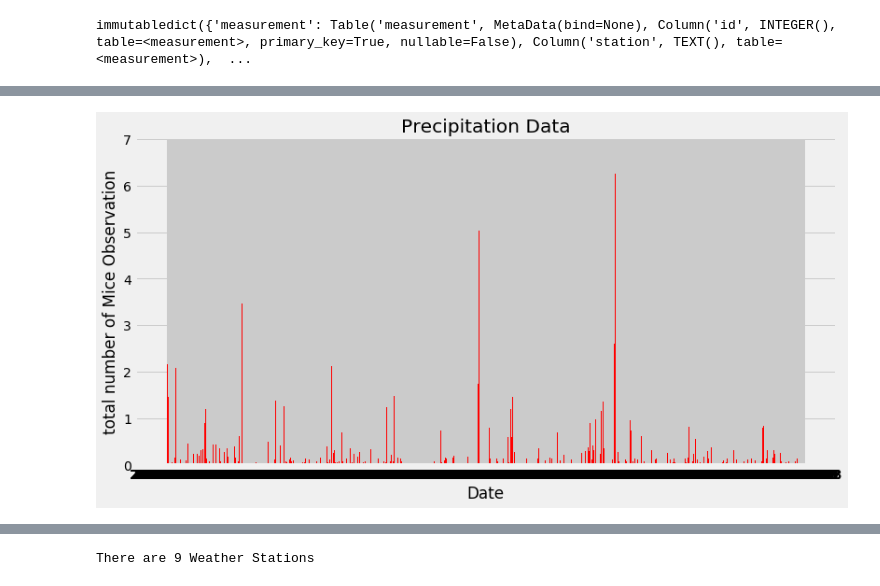
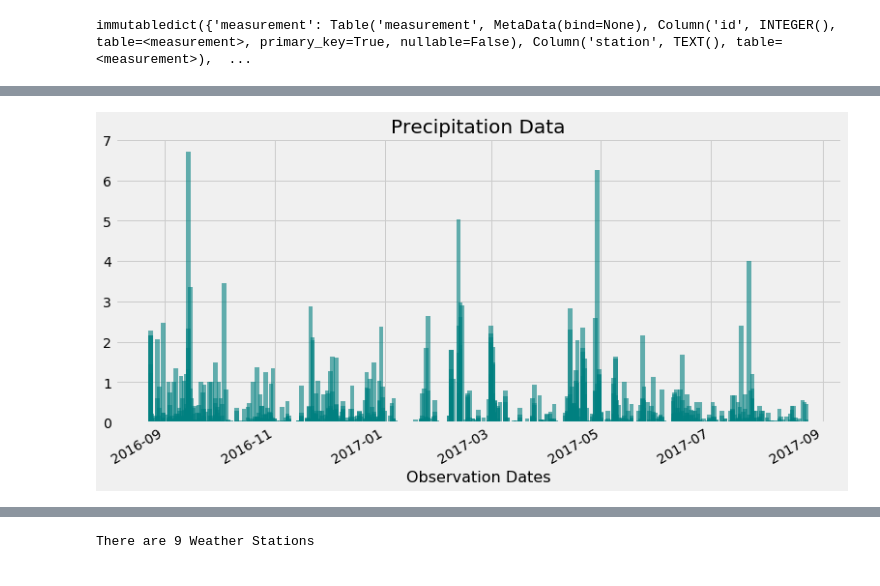
Before and after one commit to vivisantosa/Unit-10-SQLAlchemy-challenge, a Jupyter notebook: climate_starter.ipynb, the cells around one changed output, grey strips where cells are left out. Saved outputs shown, nothing was run; the diff lists cells and outputs as text; code cells hidden in the pictures.

```diff
--- a/climate_starter.ipynb
+++ b/climate_starter.ipynb
@@ -120,0 +99,19 @@ FROM measurement Weather Stations
+# %%
+## Design a query to retrieve the last 12 months of precipitation data and plot the results
+
+# Calculate the date 1 year ago from the last data point in the database
+LastDate = (session.query(func.max(Measurement.date)).first())
+PrevYrDate = dt.datetime.strptime(LastDate[0], '%Y-%m-%d') - dt.timedelta(days=365)
+
+# Perform a query to retrieve the data and precipitation scores
+results =   session.query(Measurement.date, Measurement.station, Measurement.prcp).\
+            filter(Measurement.date >= PrevYrDate).all()
+
+# Save the query results as a Pandas DataFrame and set the index to the date column
+LastYrPrcp_df = pd.DataFrame(results)
+LastYrPrcp_df['date'] = LastYrPrcp_df['date'].astype('datetime64[ns]')
+
+# Sort the dataframe by date
+LastYrPrcp_df.sort_values(by="date", inplace=True)
+print(LastYrPrcp_df.shape)
+LastYrPrcp_df.head(2)
@@ -121,20 +136,15 @@ FROM measurement Weather Stations
 # %%
 # Use Pandas Plotting with Matplotlib to plot the data
 fig, ax = plt.subplots(figsize=(12, 6))
 
-x_axis = np.arange(len(prcp_data))
-tick_locations = [value for value in x_axis]
-plt.xticks(tick_locations, prcp_data.index.tolist())
+plt.bar(LastYrPrcp_df['date'], LastYrPrcp_df['prcp'], color="teal", align="center",alpha=.6, width = 2.5)
 
+myFmt = DateFormatter("%d %m %y")
+fig.autofmt_xdate()
 
-plt.bar(x_axis, prcp_data["prcp"], color="r",
-        align="center", width=.7, bottom=None)
-
-plt.title("Precipitation Data")
-plt.xlabel("Date")
-plt.ylabel("total number of Mice Observation")
-
-#plt.savefig("../Images/Bar2.png")
+plt.title("Precipitation Data", fontsize=20)
+plt.xlabel("Observation Dates", fontsize=16)
+plt.savefig("Graphs/Unit10-1.png")
 plt.show()
 # %% [output]
-[figure, old version]
+[figure, new version]
```
Also changed, not shown: parts of 54 cells of this notebook, 8 other files.
